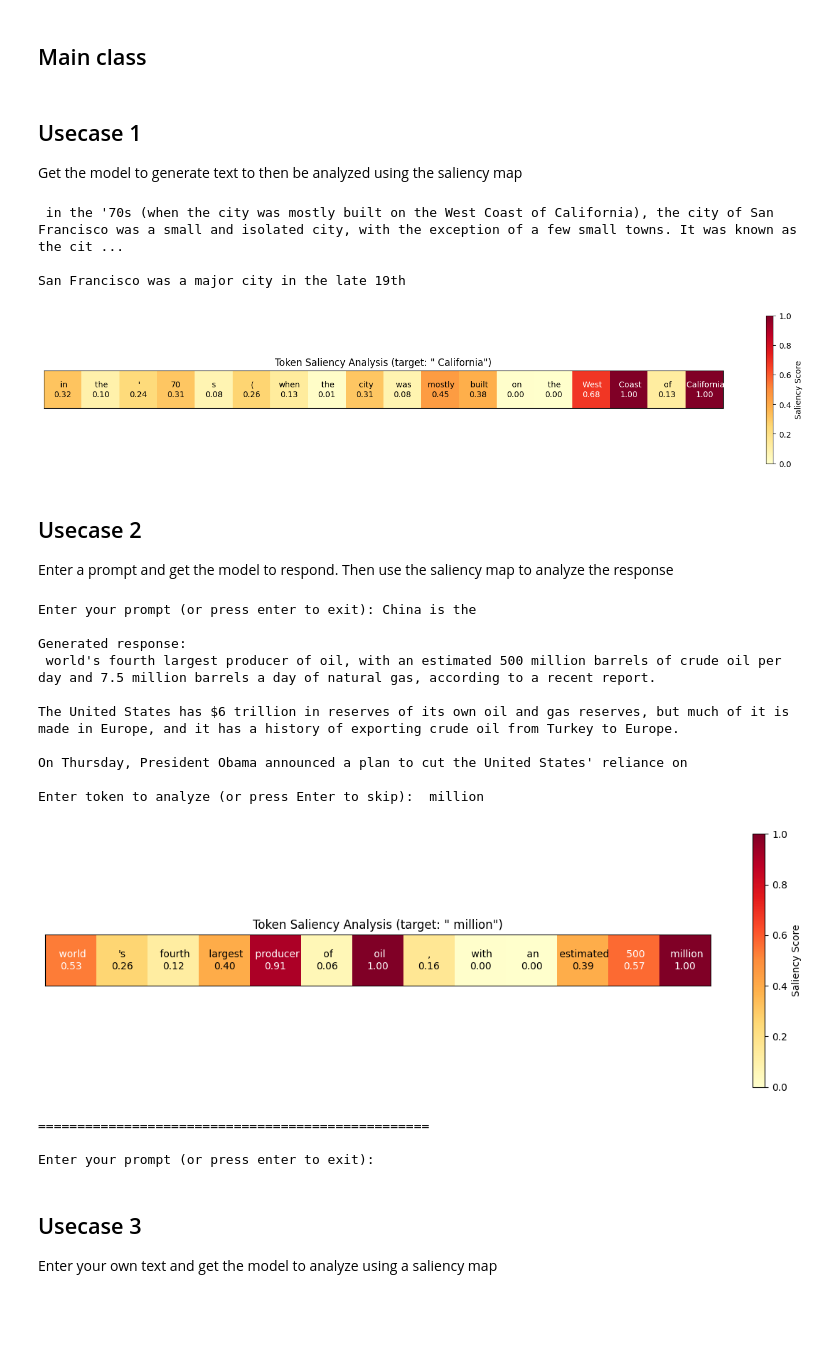
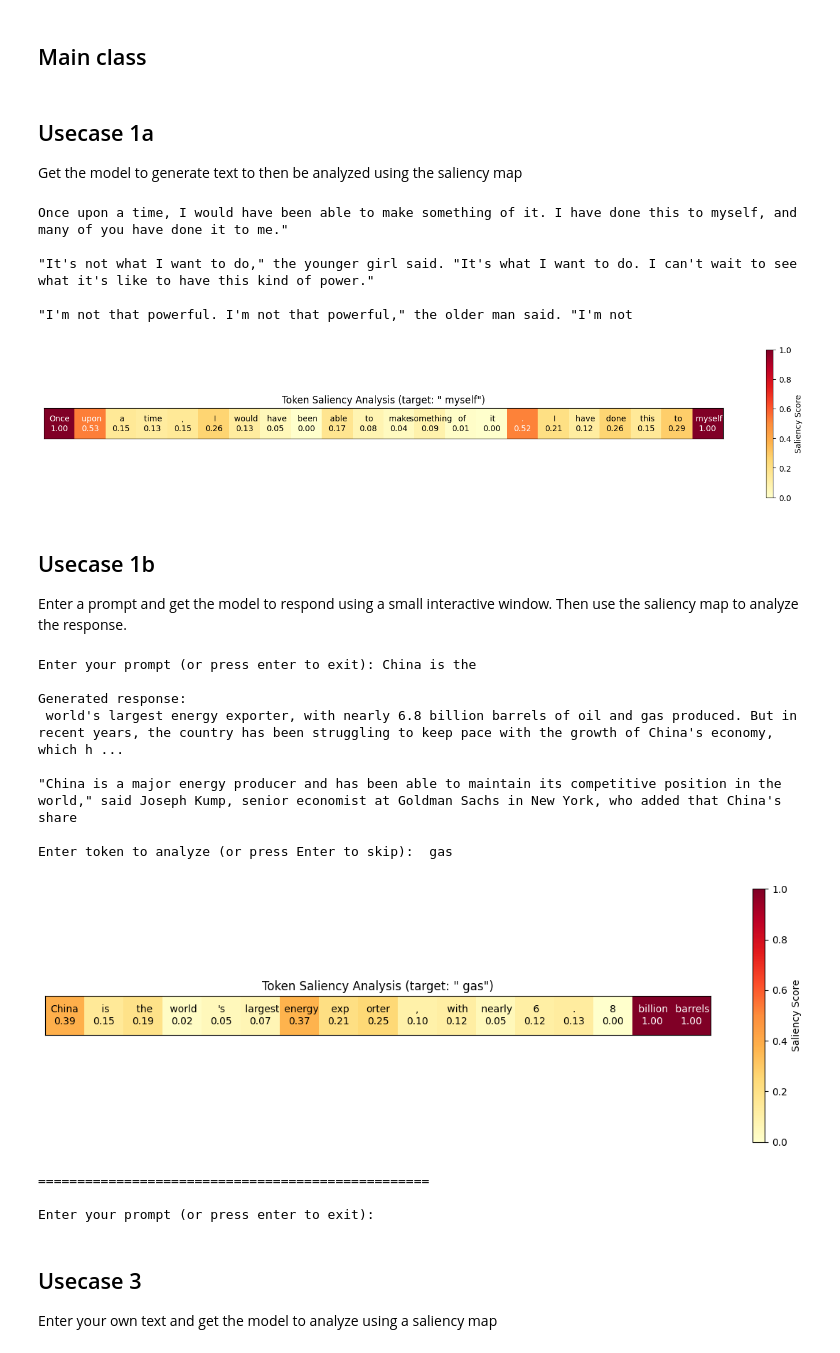
Before and after one commit to erikrosen01/LLM-saliency-map, a Jupyter notebook: LLM_saliency_map.ipynb, the cells around one changed output. Saved outputs shown, nothing was run; the diff lists cells and outputs as text; code cells hidden in the pictures; blank space fills up the shorter version.

```diff
--- a/LLM_saliency_map.ipynb
+++ b/LLM_saliency_map.ipynb
@@ -156,12 +156,14 @@ class InteractiveSaliencyAnalyzer:
             print("\nGenerated response:")
             print(response)
 
+            text = prompt + response
+
             # Get token for analysis
             target = input("\nEnter token to analyze (or press Enter to skip): ")
             if target:
                 try:
                     # Create visualization
-                    self.visualize_saliency(response, target)
+                    self.visualize_saliency(text, target)
                     plt.show()
                 except ValueError as e:
                     print(f"Error: {e}")
@@ -171,28 +173,34 @@ class InteractiveSaliencyAnalyzer:
 
 analyzer = InteractiveSaliencyAnalyzer()
 # %% [markdown]
-## Usecase 1
+## Usecase 1a
 Get the model to generate text to then be analyzed using the saliency map
 # %%
 # Generate text
-text = analyzer.generate_response("Once upon a time")
+
+query = "Once upon a time"
+text = analyzer.generate_response(query)
+
+text = query + text
 
 print(text)
 # %% [output]
- in the '70s (when the city was mostly built on the West Coast of California), the city of San Francisco was a small and isolated city, with the exception of a few small towns. It was known as the cit ...
+Once upon a time, I would have been able to make something of it. I have done this to myself, and many of you have done it to me."
 
-San Francisco was a major city in the late 19th
+"It's not what I want to do," the younger girl said. "It's what I want to do. I can't wait to see what it's like to have this kind of power."
+
+"I'm not that powerful. I'm not that powerful," the older man said. "I'm not
 # %%
 # Create visualization
 
-analyzer.visualize_saliency(text, " California", figsize=(15, 3))
+analyzer.visualize_saliency(text, " myself", figsize=(15, 3))
 plt.show()
 # %% [output]
-[figure, old version]
+[figure, new version]
 # %% [markdown]
-## Usecase 2
-Enter a prompt and get the model to respond.
-Then use the saliency map to analyze the response
+## Usecase 1b
+Enter a prompt and get the model to respond using a small interactive window.
+Then use the saliency map to analyze the response.
 # %%
 analyzer = InteractiveSaliencyAnalyzer()
 analyzer.interactive_session()
@@ -200,14 +208,12 @@ analyzer.interactive_session()
 Enter your prompt (or press enter to exit): China is the
 
 Generated response:
- world's fourth largest producer of oil, with an estimated 500 million barrels of crude oil per day and 7.5 million barrels a day of natural gas, according to a recent report.
+ world's largest energy exporter, with nearly 6.8 billion barrels of oil and gas produced. But in recent years, the country has been struggling to keep pace with the growth of China's economy, which h ...
 
-The United States has $6 trillion in reserves of its own oil and gas reserves, but much of it is made in Europe, and it has a history of exporting crude oil from Turkey to Europe.
+"China is a major energy producer and has been able to maintain its competitive position in the world," said Joseph Kump, senior economist at Goldman Sachs in New York, who added that China's share
 
-On Thursday, President Obama announced a plan to cut the United States' reliance on
-
-Enter token to analyze (or press Enter to skip):  million
+Enter token to analyze (or press Enter to skip):  gas
-[figure, old version]
+[figure, new version]
 ==================================================
 
 Enter your prompt (or press enter to exit):
```
